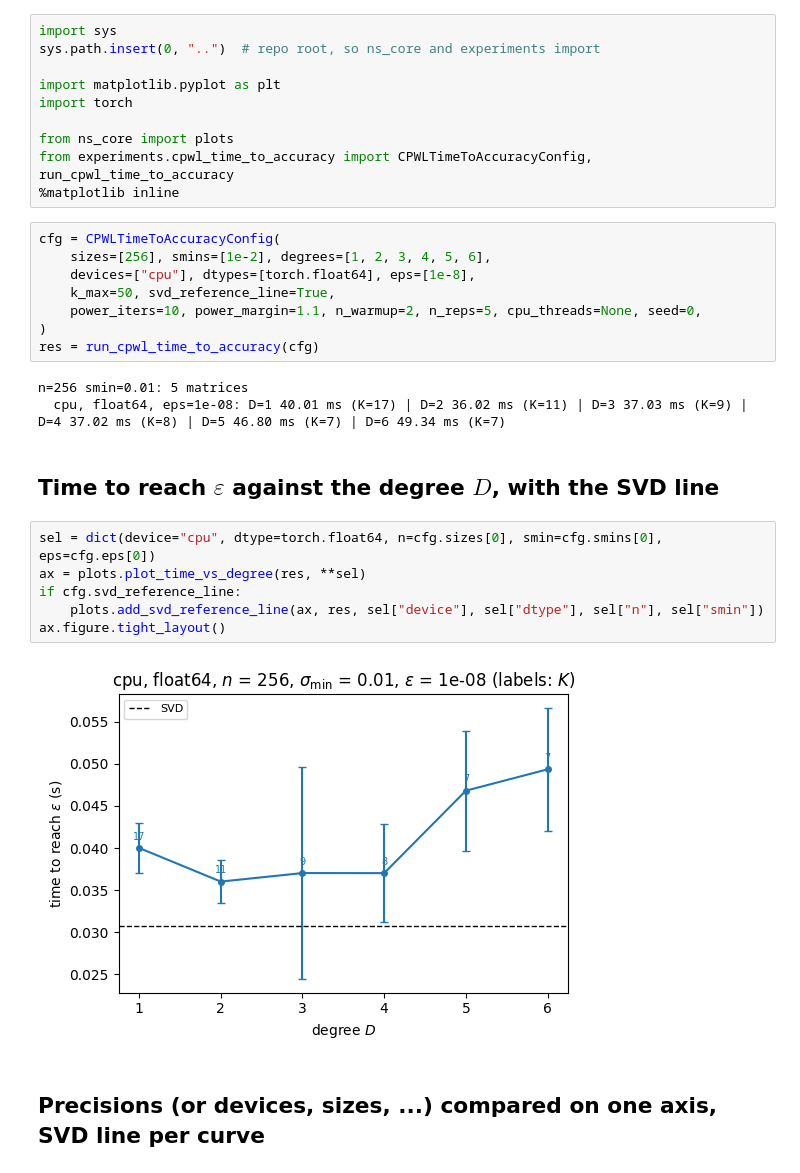
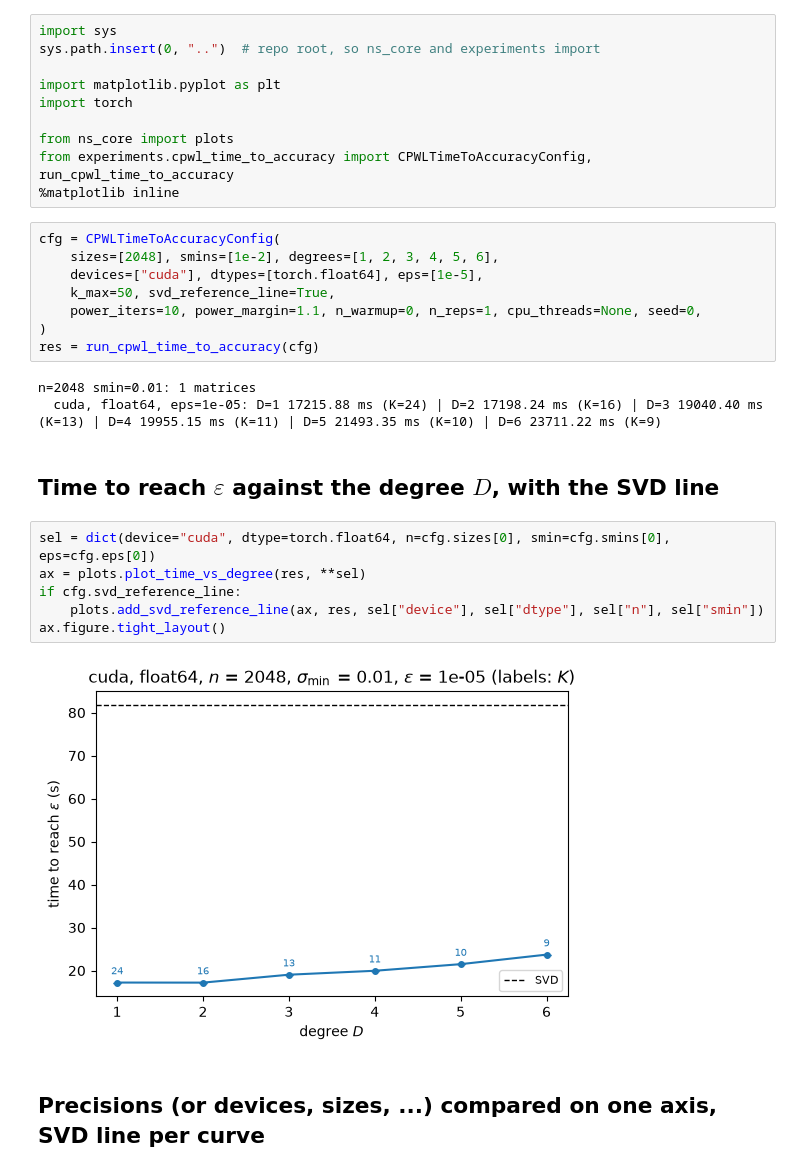
Before and after one commit to ElRiccio/code_stageM2, a Jupyter notebook: notebooks/exp8_cpwl_time_to_accuracy.ipynb, the cells around one changed output. Drawn from its saved outputs; the diff is of its cells as text.

```diff
--- a/notebooks/exp8_cpwl_time_to_accuracy.ipynb
+++ b/notebooks/exp8_cpwl_time_to_accuracy.ipynb
@@ -13,25 +13,25 @@ from experiments.cpwl_time_to_accuracy import CPWLTimeToAccuracyConfig, run_cpwl
 %matplotlib inline
 # %%
 cfg = CPWLTimeToAccuracyConfig(
-    sizes=[256], smins=[1e-2], degrees=[1, 2, 3, 4, 5, 6],
-    devices=["cpu"], dtypes=[torch.float64], eps=[1e-8],
+    sizes=[2048], smins=[1e-2], degrees=[1, 2, 3, 4, 5, 6],
+    devices=["cuda"], dtypes=[torch.float64], eps=[1e-5],
     k_max=50, svd_reference_line=True,
-    power_iters=10, power_margin=1.1, n_warmup=2, n_reps=5, cpu_threads=None, seed=0,
+    power_iters=10, power_margin=1.1, n_warmup=0, n_reps=1, cpu_threads=None, seed=0,
 )
 res = run_cpwl_time_to_accuracy(cfg)
 # %% [output]
-n=256 smin=0.01: 5 matrices
-  cpu, float64, eps=1e-08: D=1 40.01 ms (K=17) | D=2 36.02 ms (K=11) | D=3 37.03 ms (K=9) | D=4 37.02 ms (K=8) | D=5 46.80 ms (K=7) | D=6 49.34 ms (K=7)
+n=2048 smin=0.01: 1 matrices
+  cuda, float64, eps=1e-05: D=1 17215.88 ms (K=24) | D=2 17198.24 ms (K=16) | D=3 19040.40 ms (K=13) | D=4 19955.15 ms (K=11) | D=5 21493.35 ms (K=10) | D=6 23711.22 ms (K=9)
 # %% [markdown]
 ## Time to reach $\varepsilon$ against the degree $D$, with the SVD line
 # %%
-sel = dict(device="cpu", dtype=torch.float64, n=cfg.sizes[0], smin=cfg.smins[0], eps=cfg.eps[0])
+sel = dict(device="cuda", dtype=torch.float64, n=cfg.sizes[0], smin=cfg.smins[0], eps=cfg.eps[0])
 ax = plots.plot_time_vs_degree(res, **sel)
 if cfg.svd_reference_line:
     plots.add_svd_reference_line(ax, res, sel["device"], sel["dtype"], sel["n"], sel["smin"])
 ax.figure.tight_layout()
 # %% [output]
-[figure, old version]
+[figure, new version]
 # %% [markdown]
 ## Precisions (or devices, sizes, ...) compared on one axis, SVD line per curve
 # %%
```
Also changed, not shown: parts of 1 cell of this notebook, 7 other files.
